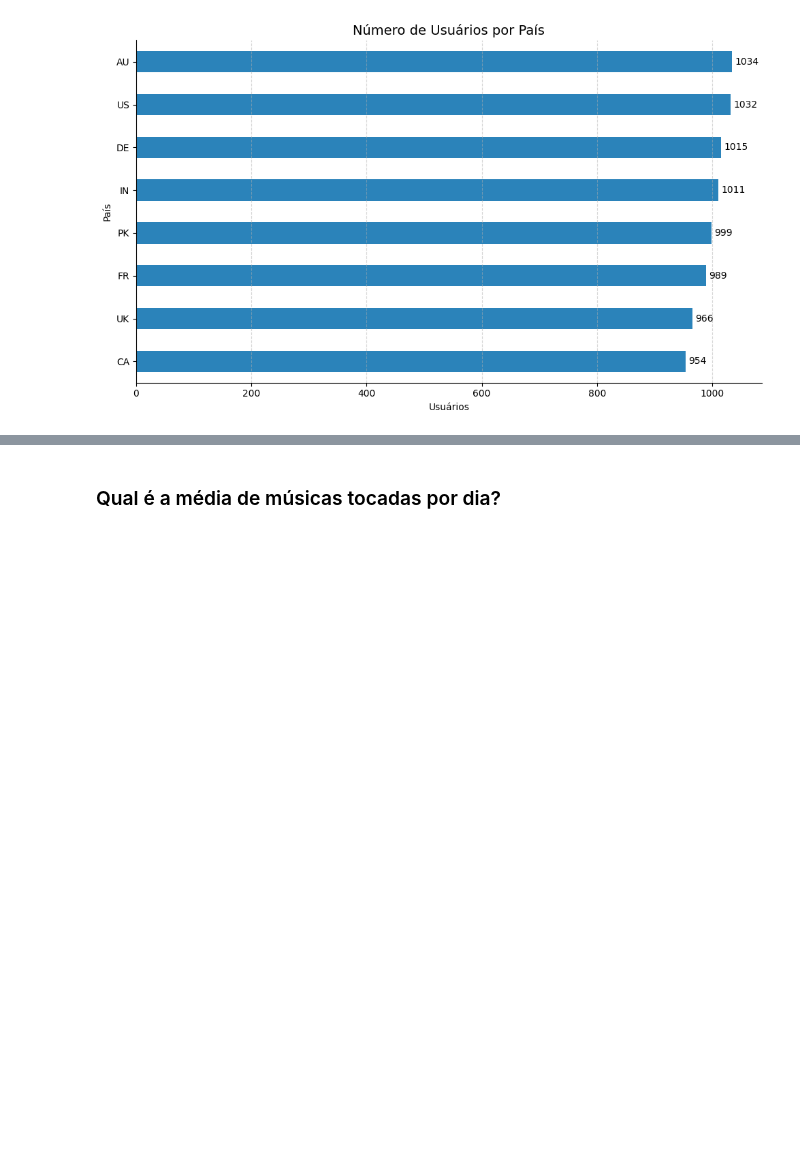
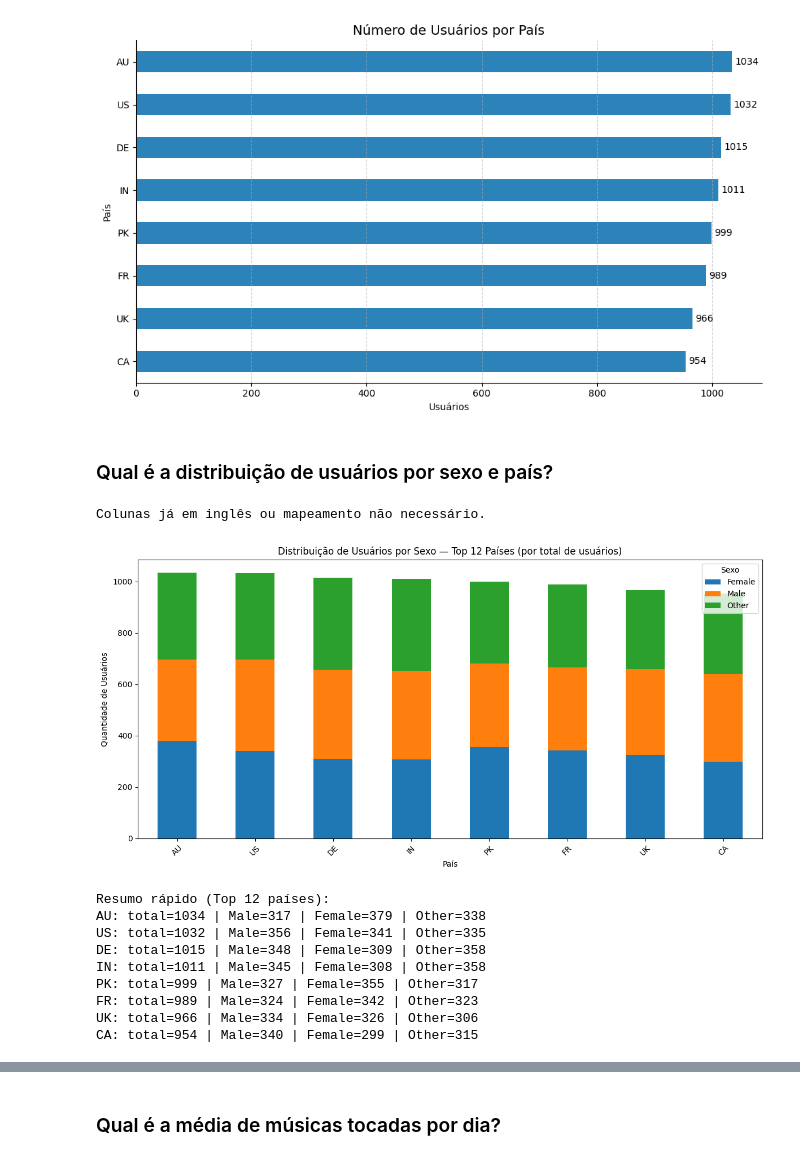
Before and after one commit to saralvra/A3---An-lise-de-Dados-e-Big-Data---2025, a Jupyter notebook: Spotify/trabalho_a3.ipynb, the cells around one changed output, grey strips where cells are left out. Drawn from its saved outputs; the diff is of its cells as text; code cells hidden in the pictures; blank space fills up the shorter version.

```diff
--- a/Spotify/trabalho_a3.ipynb
+++ b/Spotify/trabalho_a3.ipynb
@@ -122,3 +122,61 @@ plt.xlim(0, valor_minimo * 1.05)
 plt.show()
 # %% [output]
 [figure]
+# %% [markdown]
+### Qual é a distribuição de usuários por sexo e país?
+# %%
+col_map = {}
+if 'sexo' in df.columns:
+    col_map['sexo'] = 'gender'
+if 'país' in df.columns:
+    col_map['país'] = 'country'
+if 'tipo_de_assinatura' in df.columns:
+    col_map['tipo_de_assinatura'] = 'subscription_type'
+
+if col_map:
+    df = df.rename(columns=col_map)
+    print("Colunas renomeadas:", col_map)
+else:
+    print("Colunas já em inglês ou mapeamento não necessário.")
+# %% [output]
+Colunas já em inglês ou mapeamento não necessário.
+# %%
+import matplotlib.pyplot as plt
+
+if not {'country','gender'}.issubset(df.columns):
+    raise KeyError("Colunas 'country' e 'gender' não encontradas. Verifique o rename anterior.")
+
+counts = df.groupby(['country','gender']).size().unstack(fill_value=0)
+
+country_totals = counts.sum(axis=1).sort_values(ascending=False)
+top_countries = country_totals.head(12).index
+counts_top = counts.loc[top_countries]
+
+ax = counts_top.plot(kind='bar', stacked=True, figsize=(12,6))
+plt.title('Distribuição de Usuários por Sexo — Top 12 Países (por total de usuários)')
+plt.xlabel('País')
+plt.ylabel('Quantidade de Usuários')
+plt.xticks(rotation=45)
+plt.legend(title='Sexo')
+plt.tight_layout()
+plt.show()
+
+
+print("\nResumo rápido (Top 12 países):")
+for c in top_countries:
+    total = counts.loc[c].sum()
+    male = counts.loc[c].get('Male',0)
+    female = counts.loc[c].get('Female',0)
+    other = counts.loc[c].get('Other',0)
+    print(f"{c}: total={total} | Male={male} | Female={female} | Other={other}")
+# %% [output]
+[figure, added]
+Resumo rápido (Top 12 países):
+AU: total=1034 | Male=317 | Female=379 | Other=338
+US: total=1032 | Male=356 | Female=341 | Other=335
+DE: total=1015 | Male=348 | Female=309 | Other=358
+IN: total=1011 | Male=345 | Female=308 | Other=358
+PK: total=999 | Male=327 | Female=355 | Other=317
+FR: total=989 | Male=324 | Female=342 | Other=323
+UK: total=966 | Male=334 | Female=326 | Other=306
+CA: total=954 | Male=340 | Female=299 | Other=315
```
Also changed, not shown: parts of 2 cells of this notebook.
